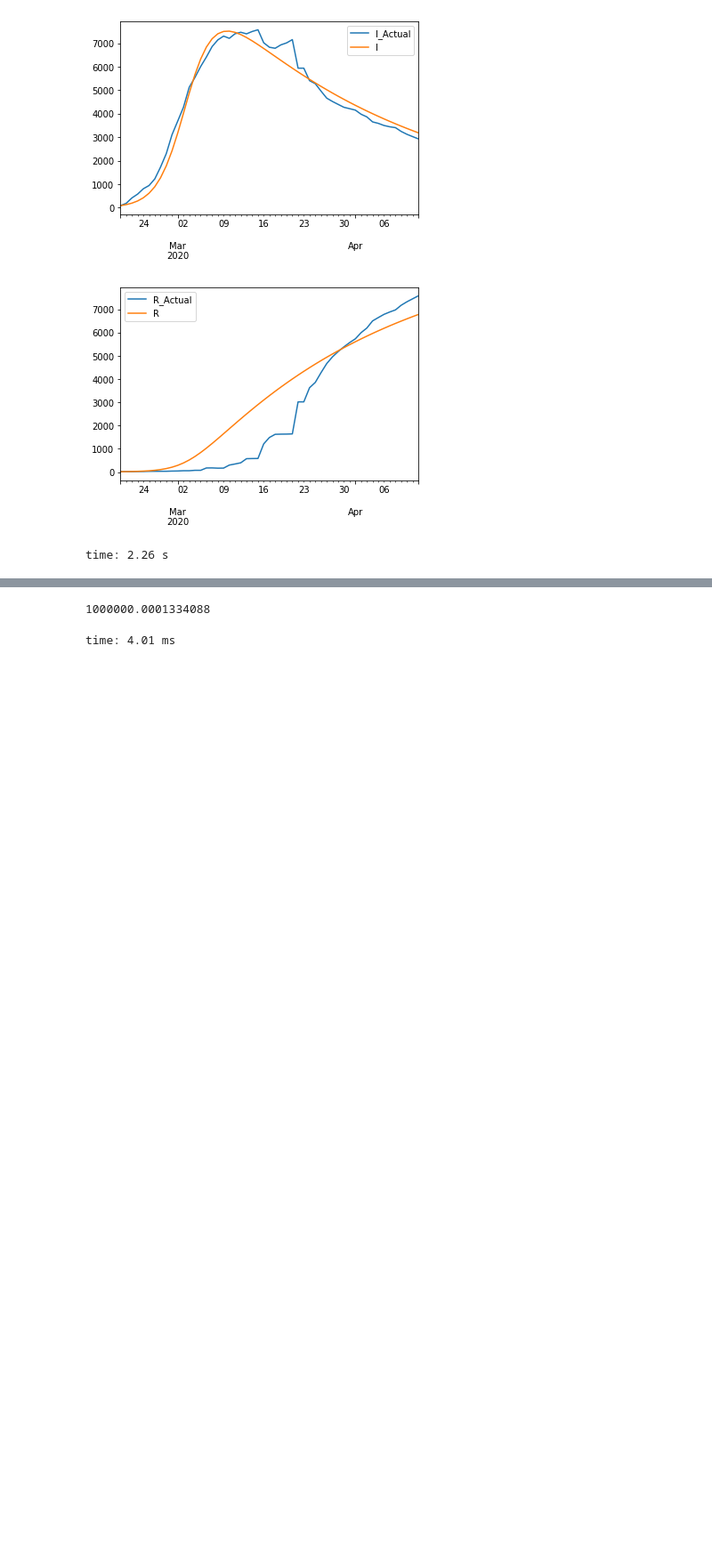
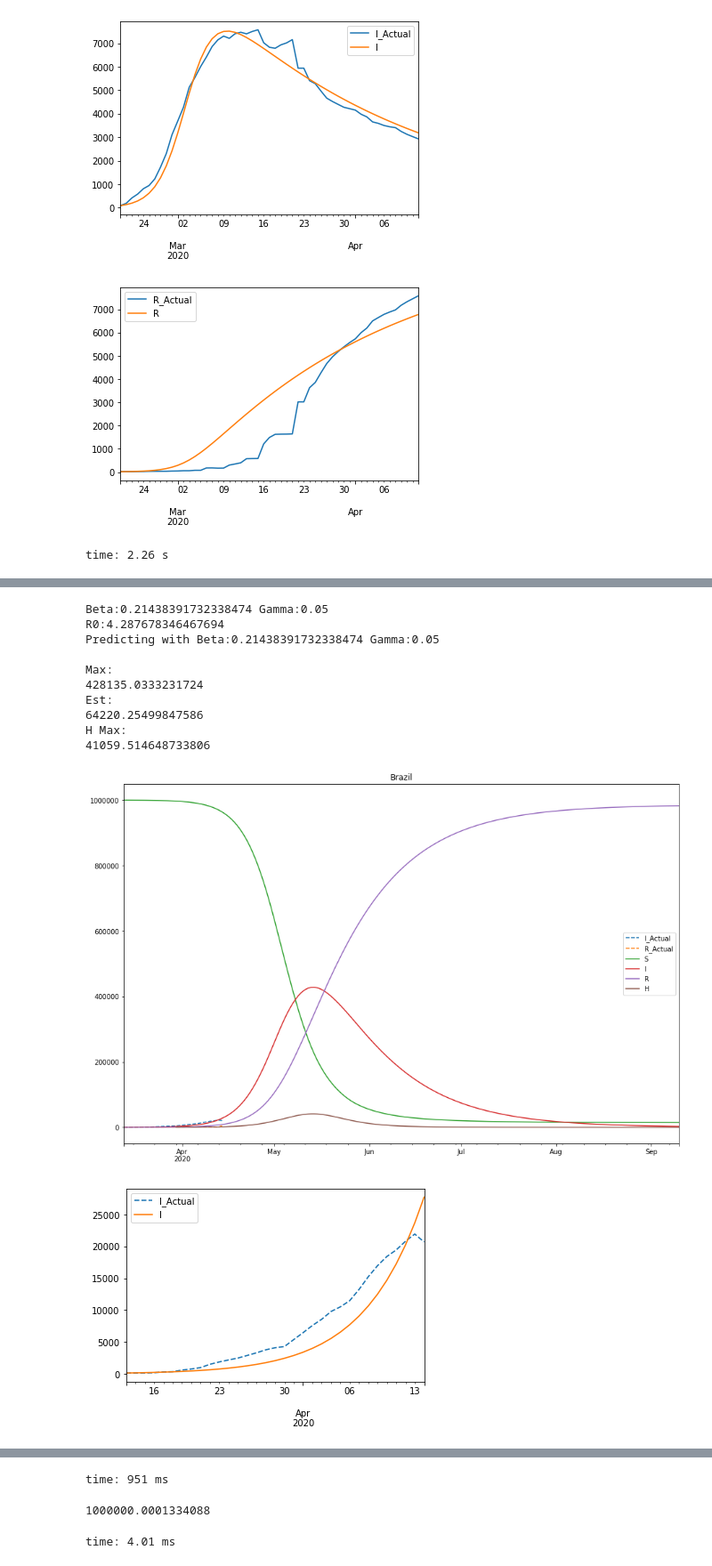
Before and after one commit to comunidadexp/sirfh-covid, a Jupyter notebook: Covid Spread Model.ipynb, the cells around one changed output, grey strips where cells are left out. Shown at 89% size. Drawn from its saved outputs; the diff is of its cells as text; code cells hidden in the pictures; blank space fills up the shorter version.

Commit message:
SIR Base class, model function unified and defined as self.SIR_Model (later it should facilitate SEIR or time varying beta extensions)

```diff
--- a/Covid Spread Model.ipynb
+++ b/Covid Spread Model.ipynb
@@ -662,0 +663,47 @@ time: 1.57 s
+# %%
+t1 = SIR('Brazil',
+         N=1e6,
+         #N=1e6,
+         alpha=.7,
+         betaBounds = (0.1, 1.5),
+         gammaBounds = (0.05, 2.0),
+         S0bounds = (1e6, 200e6 * .12),
+         nth = 100,
+         hospRate = 0.10,
+         daysToHosp = 4, #big for detction
+         daysToLeave = 12,
+         infectedAssumption = 1,
+         #forcedBeta = 3,
+         #quarantineDate = dt.datetime(2020,3,16), #italy lockdown was on the 9th
+         #estimateBeta2 = True
+         estimateS0 = False,
+         #opt='SLSQP',
+         R0bounds = None,
+
+                )
+
+t1.train()
+
+#italy_beta = t1.beta2
+t1.main_plot()
+t1.I_fit_plot()
+t1.R_fit_plot()
+print('\nMax:')
+print(t1.df.I.max())
+print('Est:')
+print(t1.df.I.max()*.15)
+print('H Max:')
+print(t1.df['H'].max())
+# %% [output]
+Beta:0.21438391732338474 Gamma:0.05
+R0:4.287678346467694
+Predicting with Beta:0.21438391732338474 Gamma:0.05
+
+Max:
+428135.0333231724
+Est:
+64220.25499847586
+H Max:
+41059.514648733806
+[figure, added]
+[figure, added]
@@ -663,3 +711,4 @@ time: 1.57 s
+time: 951 ms
 # %%
 t1.S_0
 # %% [output]
```
Also changed, not shown: parts of 3 cells of this notebook, 1 other file.
